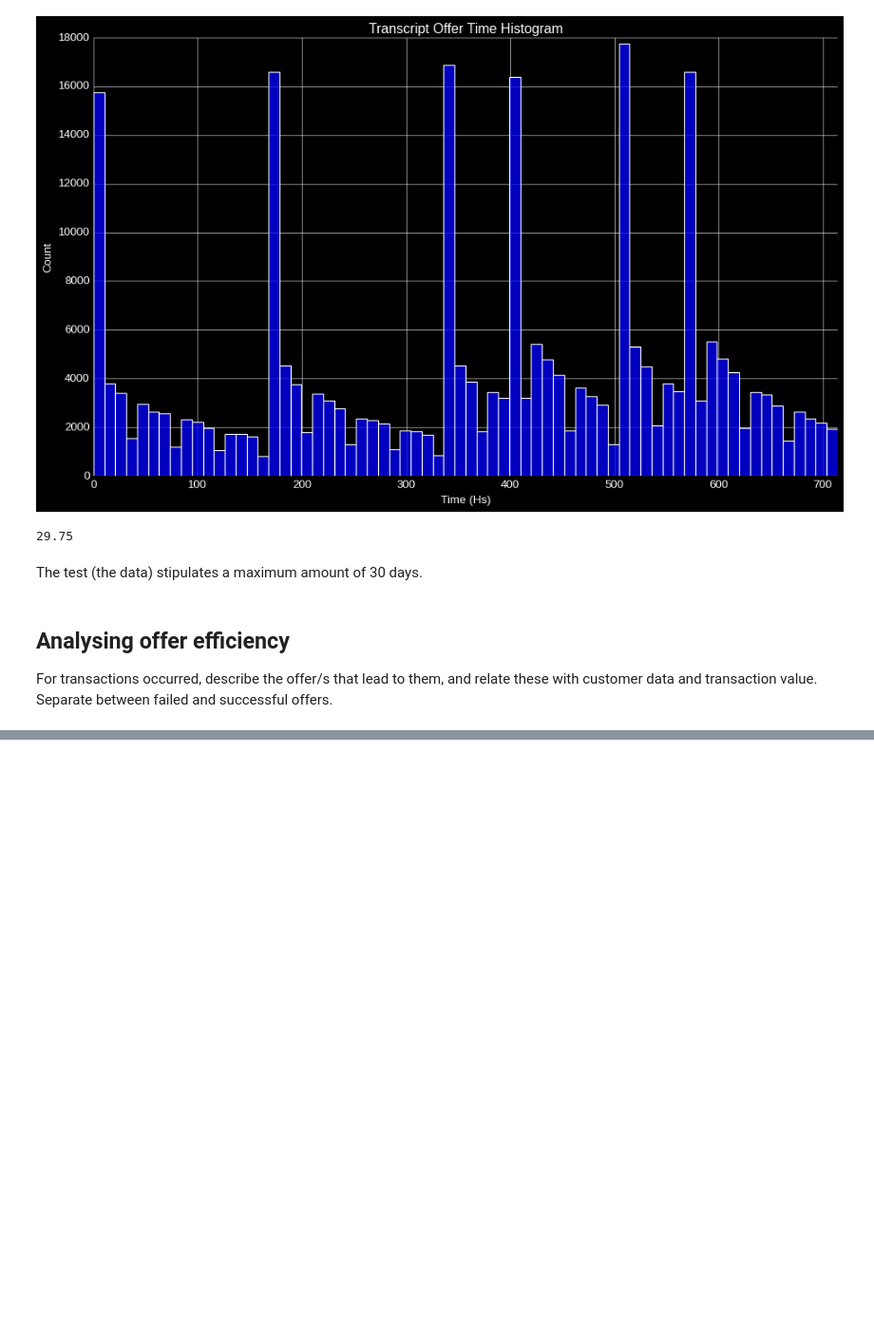
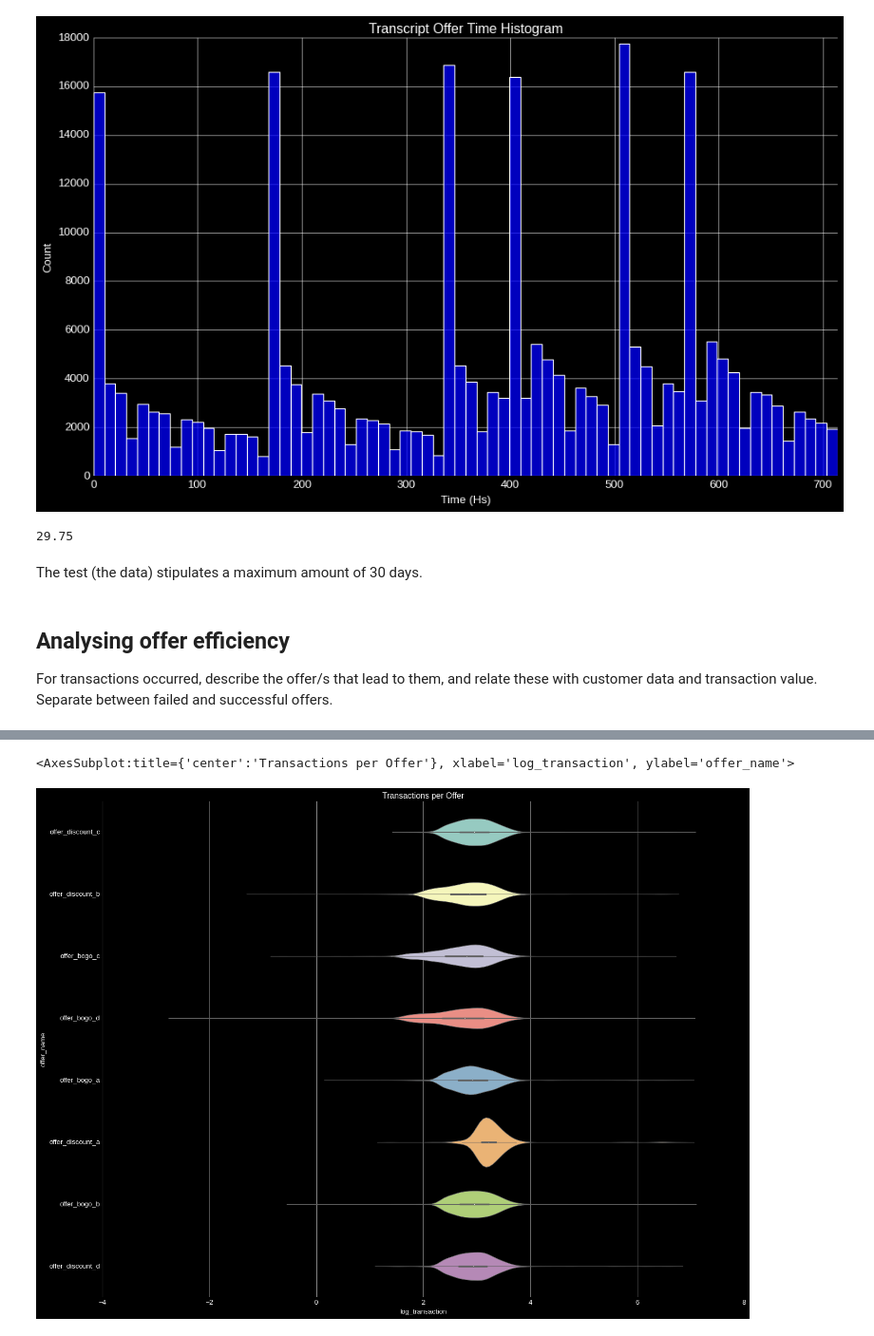
Before and after one commit to ivanachillee/starbucks-marketing, a Jupyter notebook: notebooks/starbucks-marketing-cleaning-eda-and-modelling.ipynb, the cells around one changed output, grey strips where cells are left out. Shown at 95% size. Cells and saved outputs as stored; diff of their text form; code cells hidden in the pictures; blank space fills up the shorter version.

```diff
--- a/notebooks/starbucks-marketing-cleaning-eda-and-modelling.ipynb
+++ b/notebooks/starbucks-marketing-cleaning-eda-and-modelling.ipynb
@@ -1000,0 +1314,9 @@ TypeError: first argument must be an iterable of pandas objects, you passed an o
+# %%
+mm = trans_to_use[trans_to_use.offer_id!=np.nan].merge(portfolio)
+mm['log_transaction'] = np.log(mm['transaction_value'].astype('float'))
+plt.figure(figsize=(20,15))
+plt.title('Transactions per Offer')
+sns.violinplot(y='offer_name', x='log_transaction', data=mm)
+# %% [output]
+<AxesSubplot:title={'center':'Transactions per Offer'}, xlabel='log_transaction', ylabel='offer_name'>
+[figure, added]
```
Also changed, not shown: parts of 105 cells of this notebook, 2 other files.
